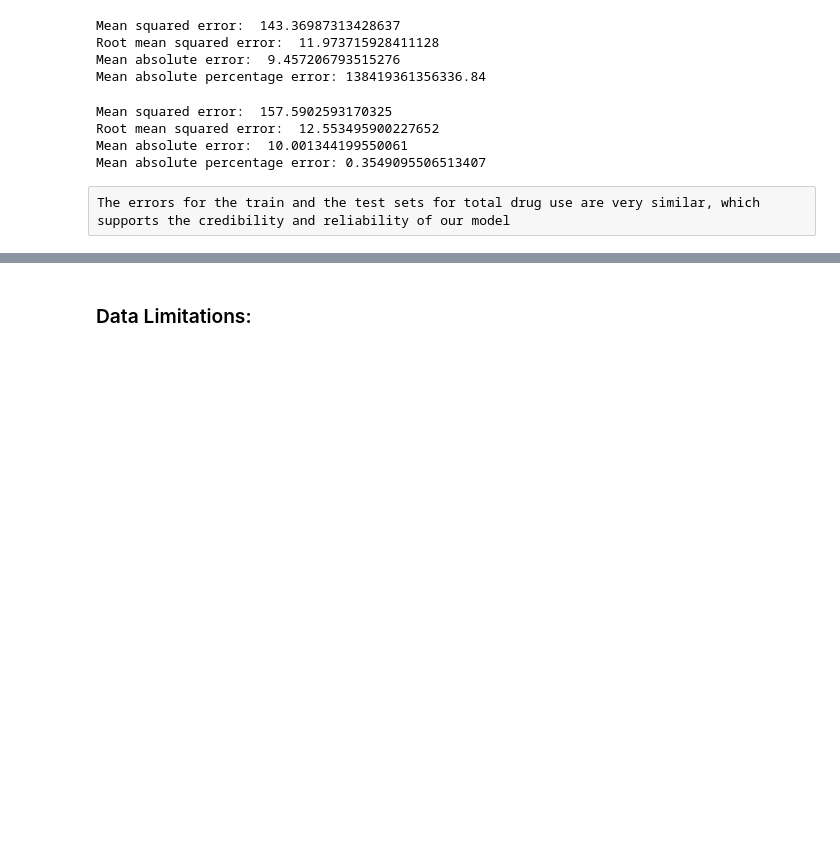
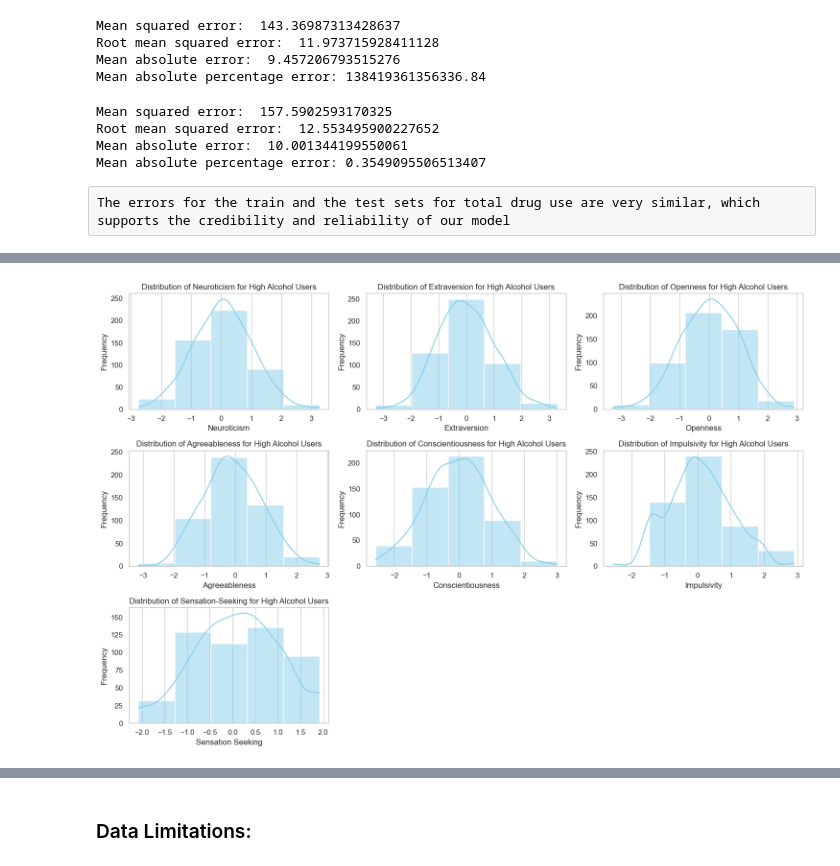
Before and after one commit to anna-nelson/Final-Project-INFO2950, a Jupyter notebook: FinalProjectPhase2.ipynb, the cells around one changed output, grey strips where cells are left out. Drawn from its saved outputs; the diff is of its cells as text; code cells hidden in the pictures; blank space fills up the shorter version.

```diff
--- a/FinalProjectPhase2.ipynb
+++ b/FinalProjectPhase2.ipynb
@@ -137,7 +137,7 @@ of our graphs.
 drug_consumption.data.features = drug_consumption.data.features.rename(
     columns={'nscore': 'neuroticism', 'escore': 'extraversion',
            'oscore': 'openness', 'ascore': 'agreeableness',
-            'cscore': 'conscientiousness', 'ss': 'sensation-seeking'})
+            'cscore': 'conscientiousness', 'impuslive': 'impulsive','ss': 'sensation-seeking'})
 print(drug_consumption.data.features.columns)
 print(drug_consumption.data.features)
 # %% [output]
@@ -622,0 +507,58 @@ plt.show()
+# %%
+high_alcohol_users = data_combined[data_combined['alcohol'].isin([6])]
+sns.set(style="whitegrid")
+plt.figure(figsize=(15, 10))
+
+plt.subplot(3, 3, 1)
+sns.histplot(high_alcohol_users['neuroticism'], bins=5, kde=True, color='skyblue')
+plt.title("Distribution of Neuroticism for High Alcohol Users")
+plt.xlabel("Neuroticism")
+plt.ylabel("Frequency")
+plt.grid(axis='y')
+
+plt.subplot(3, 3, 2)
+sns.histplot(high_alcohol_users['extraversion'], bins=5, kde=True, color='skyblue')
+plt.title("Distribution of Extraversion for High Alcohol Users")
+plt.xlabel("Extraversion")
+plt.ylabel("Frequency")
+plt.grid(axis='y')
+
+plt.subplot(3, 3, 3)
+sns.histplot(high_alcohol_users['openness'], bins=5, kde=True, color='skyblue')
+plt.title("Distribution of Openness for High Alcohol Users")
+plt.xlabel("Openness")
+plt.ylabel("Frequency")
+plt.grid(axis='y')
+
+plt.subplot(3, 3, 4)
+sns.histplot(high_alcohol_users['agreeableness'], bins=5, kde=True, color='skyblue')
+plt.title("Distribution of Agreeableness for High Alcohol Users")
+plt.xlabel("Agreeableness")
+plt.ylabel("Frequency")
+plt.grid(axis='y')
+
+plt.subplot(3, 3, 5)
+sns.histplot(high_alcohol_users['conscientiousness'], bins=5, kde=True, color='skyblue')
+plt.title("Distribution of Conscientiousness for High Alcohol Users")
+plt.xlabel("Conscientiousness")
+plt.ylabel("Frequency")
+plt.grid(axis='y')
+
+plt.subplot(3, 3, 6)
+sns.histplot(high_alcohol_users['impulsive'], bins=5, kde=True, color='skyblue')
+plt.title("Distribution of Impulsivity for High Alcohol Users")
+plt.xlabel("Impulsivity")
+plt.ylabel("Frequency")
+plt.grid(axis='y')
+
+plt.subplot(3, 3, 7)
+sns.histplot(high_alcohol_users['sensation-seeking'], bins=5, kde=True, color='skyblue')
+plt.title("Distribution of Sensation-Seeking for High Alcohol Users")
+plt.xlabel("Sensation Seeking")
+plt.ylabel("Frequency")
+plt.grid(axis='y')
+
+plt.tight_layout()
+plt.show()
+# %% [output]
+[figure, added]
```
Also changed, not shown: parts of 20 cells of this notebook.
